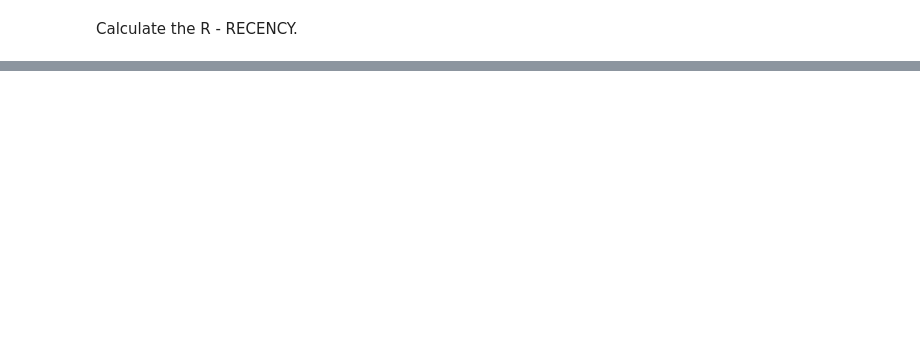
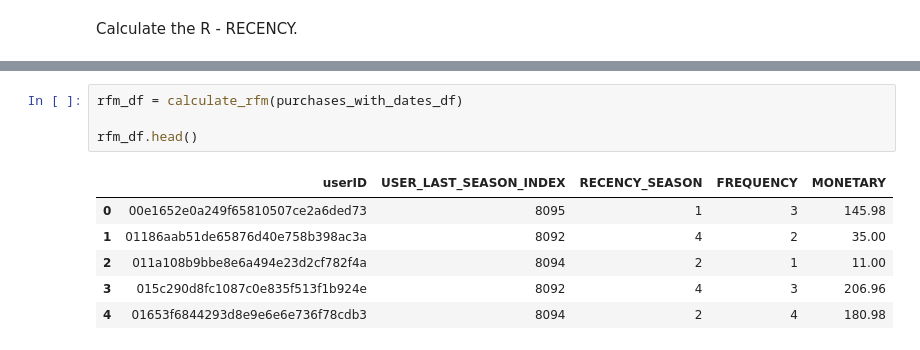
Before and after one commit to bbucalonserra/sales-membership-analysis, a Jupyter notebook: sales-membership-analysis.ipynb, the cells around one changed output, grey strips where cells are left out. Saved outputs shown, nothing was run; the diff lists cells and outputs as text; blank space fills up the shorter version.

```diff
--- a/sales-membership-analysis.ipynb
+++ b/sales-membership-analysis.ipynb
@@ -717,0 +949,11 @@ ____
+# %%
+rfm_df = calculate_rfm(purchases_with_dates_df)
+
+rfm_df.head()
+# %% [output]
+|  | userID | USER_LAST_SEASON_INDEX | RECENCY_SEASON | FREQUENCY | MONETARY |
+| 0 | 00e1652e0a249f65810507ce2a6ded73 | 8095 | 1 | 3 | 145.98 |
+| 1 | 01186aab51de65876d40e758b398ac3a | 8092 | 4 | 2 | 35.00 |
+| 2 | 011a108b9bbe8e6a494e23d2cf782f4a | 8094 | 2 | 1 | 11.00 |
+| 3 | 015c290d8fc1087c0e835f513f1b924e | 8092 | 4 | 3 | 206.96 |
+| 4 | 01653f6844293d8e9e6e6e736f78cdb3 | 8094 | 2 | 4 | 180.98 |
```
Also changed, not shown: parts of 56 cells of this notebook.
